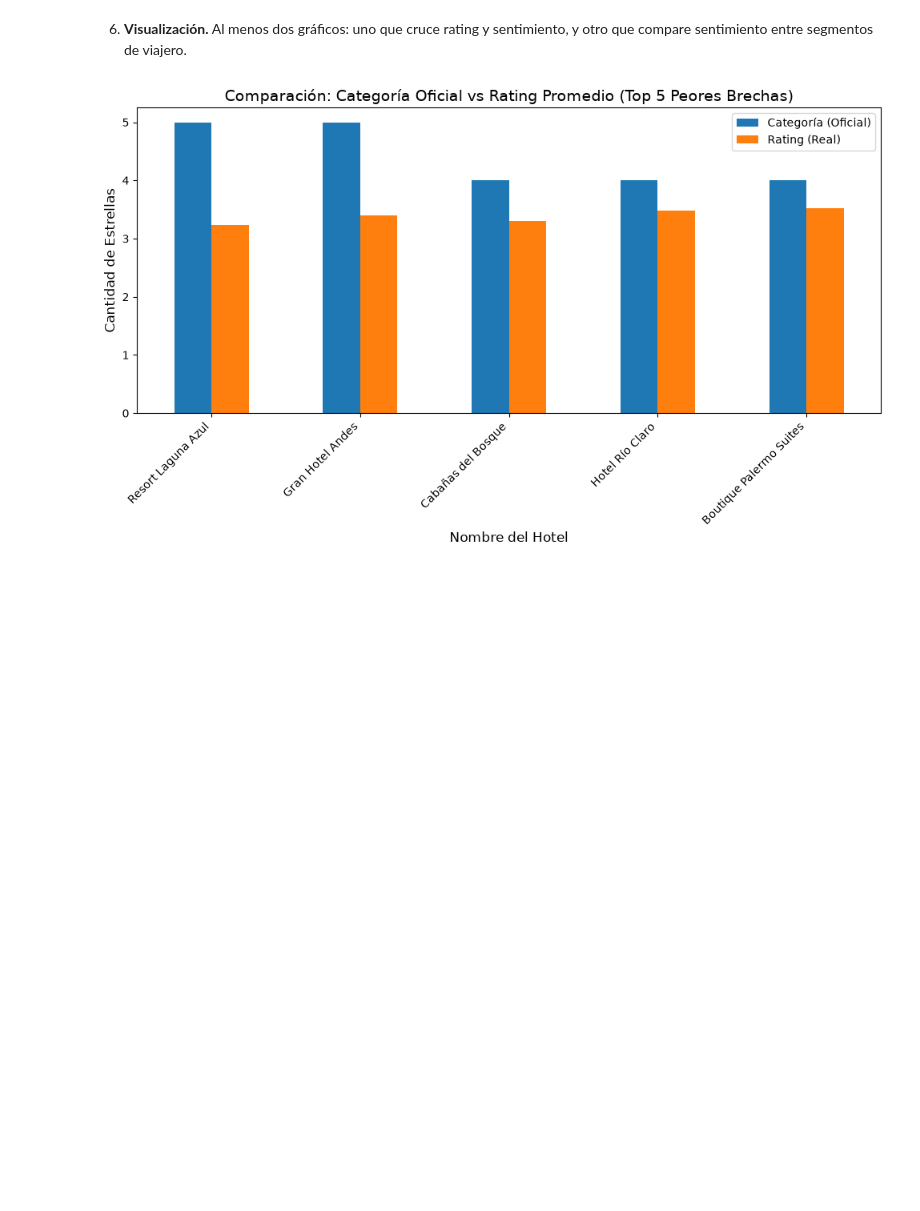
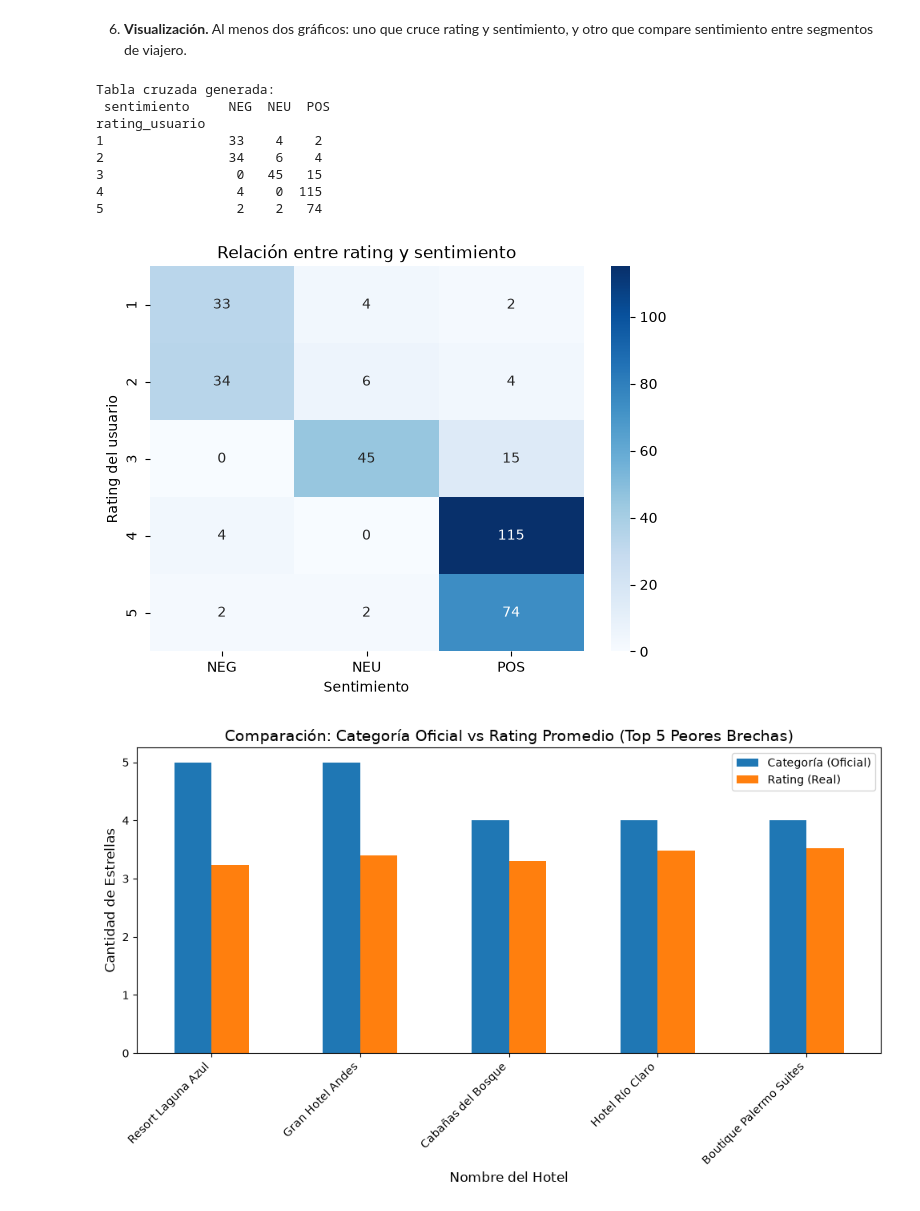
Before and after one commit to Glinarez24/data-analysis-course, a Jupyter notebook: modulo-4-visualizacion/clase-19/ejercicio-integrador.ipynb, the cells around one changed output. Cells and saved outputs as stored; diff of their text form; code cells hidden in the pictures; blank space fills up the shorter version.

```diff
--- a/modulo-4-visualizacion/clase-19/ejercicio-integrador.ipynb
+++ b/modulo-4-visualizacion/clase-19/ejercicio-integrador.ipynb
@@ -239,5 +268,71 @@ Hoteles con mayor brecha negativa (Experiencia por debajo de la expectativa):
 0  Boutique Palermo Suites                4         3.525000 -0.475000
 # %% [markdown]
 6. **Visualización.** Al menos dos gráficos: uno que cruce rating y sentimiento, y otro que compare sentimiento entre segmentos de viajero.
+# %%
+# ==========================================
+# 1. IMPORTACIÓN DE LIBRERÍAS
+# ==========================================
+from pysentimiento import create_analyzer
+import pandas as pd
+import matplotlib.pyplot as plt
+import seaborn as sns
+
+# ==========================================
+# 2. INICIALIZACIÓN Y FUNCIONES
+# ==========================================
+# Inicializamos el analizador de sentimientos en español
+analyzer = create_analyzer(task="sentiment", lang="es")
+
+def obtener_sentimiento(texto):
+    if pd.isna(texto) or str(texto).strip() == "":
+        return None
+    # Predecimos el sentimiento y devolvemos la etiqueta (POS, NEG, NEU)
+    resultado = analyzer.predict(str(texto))
+    return resultado.output
+
+# ==========================================
+# 3. CARGA Y PROCESAMIENTO DE DATOS
+# ==========================================
+# Cargamos el archivo CSV
+df = pd.read_csv("reviews_hoteles.csv")
+
+# Aplicamos la función a la columna correcta ("review")
+df["sentimiento"] = df["review"].apply(obtener_sentimiento)
+
+# ==========================================
+# 4. CREACIÓN DE LA TABLA CRUZADA
+# ==========================================
+tabla = pd.crosstab(
+    df["rating_usuario"],
+    df["sentimiento"]
+)
+print("Tabla cruzada generada:\n", tabla)
+
+# ==========================================
+# 5. VISUALIZACIÓN (HEATMAP)
+# ==========================================
+plt.figure(figsize=(7, 5))
+
+sns.heatmap(
+    tabla,
+    annot=True,
+    fmt="d",
+    cmap="Blues"
+)
+
+plt.title("Relación entre rating y sentimiento")
+plt.xlabel("Sentimiento")
+plt.ylabel("Rating del usuario")
+plt.show()
+# %% [output]
+Tabla cruzada generada:
+ sentimiento     NEG  NEU  POS
+rating_usuario
+1                33    4    2
+2                34    6    4
+3                 0   45   15
+4                 4    0  115
+5                 2    2   74
+[figure, added]
 # %%
 # Tu codigo acá
```
Also changed, not shown: parts of 10 cells of this notebook, 1 other file.
